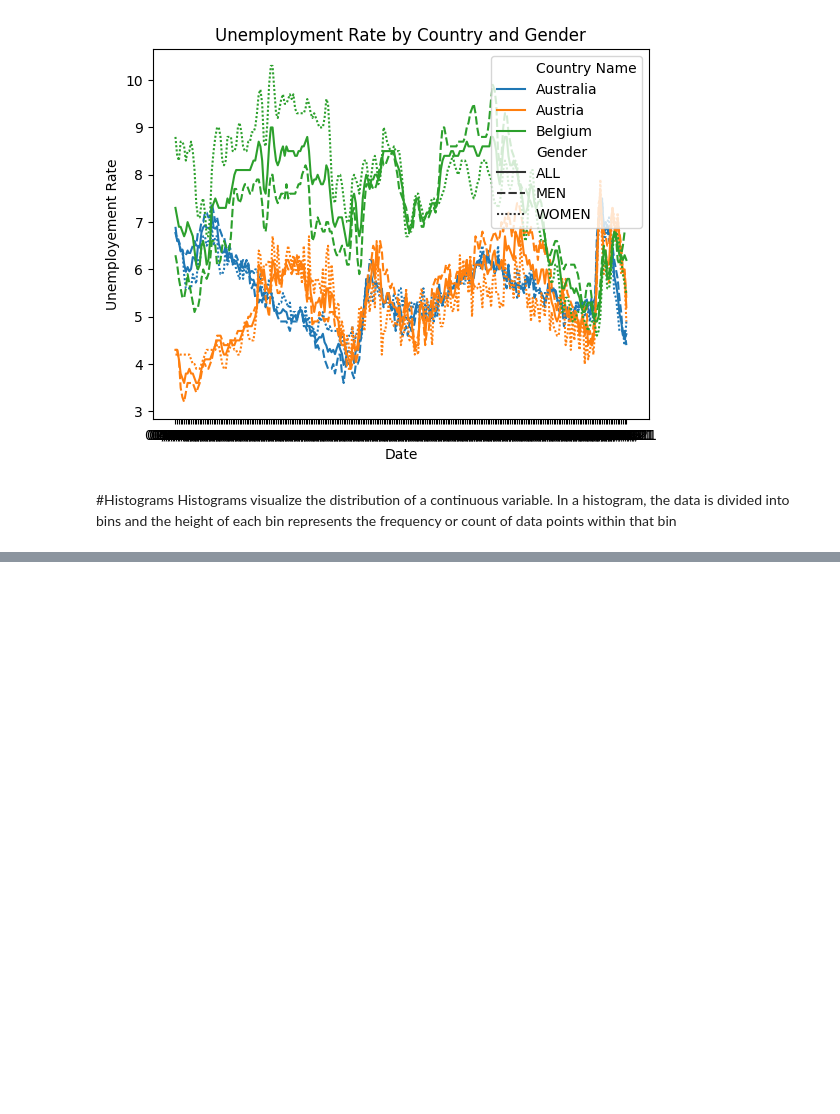
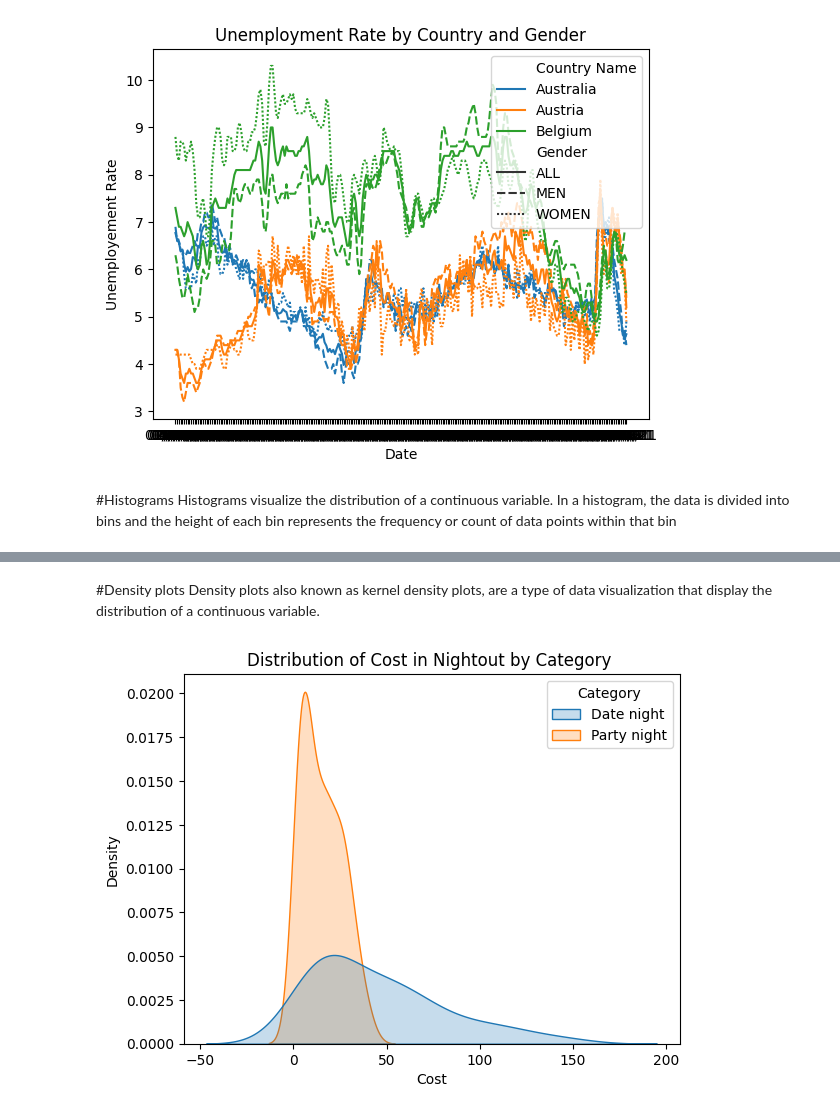
Before and after one commit to kjeyaram-orcl/DataScience, a Jupyter notebook: DataVisualization/dv_practise1.ipynb, the cells around one changed output, grey strips where cells are left out. Cells and saved outputs as stored; diff of their text form; code cells hidden in the pictures; blank space fills up the shorter version.

```diff
--- a/DataVisualization/dv_practise1.ipynb
+++ b/DataVisualization/dv_practise1.ipynb
@@ -94,0 +75,17 @@ plt.show()
+# %% [markdown]
+#Density plots
+Density plots also known as kernel density plots, are a type of data visualization that display the distribution of a continuous variable.
+# %%
+
+import seaborn as sns
+import pandas as pd
+import matplotlib.pyplot as plt
+
+
+ds = pd.read_excel('/content/Costofanightout.xlsx')
+#print(ds.head(5))
+sns.kdeplot(data=ds, x="Cost", hue="Category", fill=True)
+plt.title("Distribution of Cost in Nightout by Category ")
+plt.show()
+# %% [output]
+[figure, added]
```
Also changed, not shown: parts of 4 cells of this notebook.
